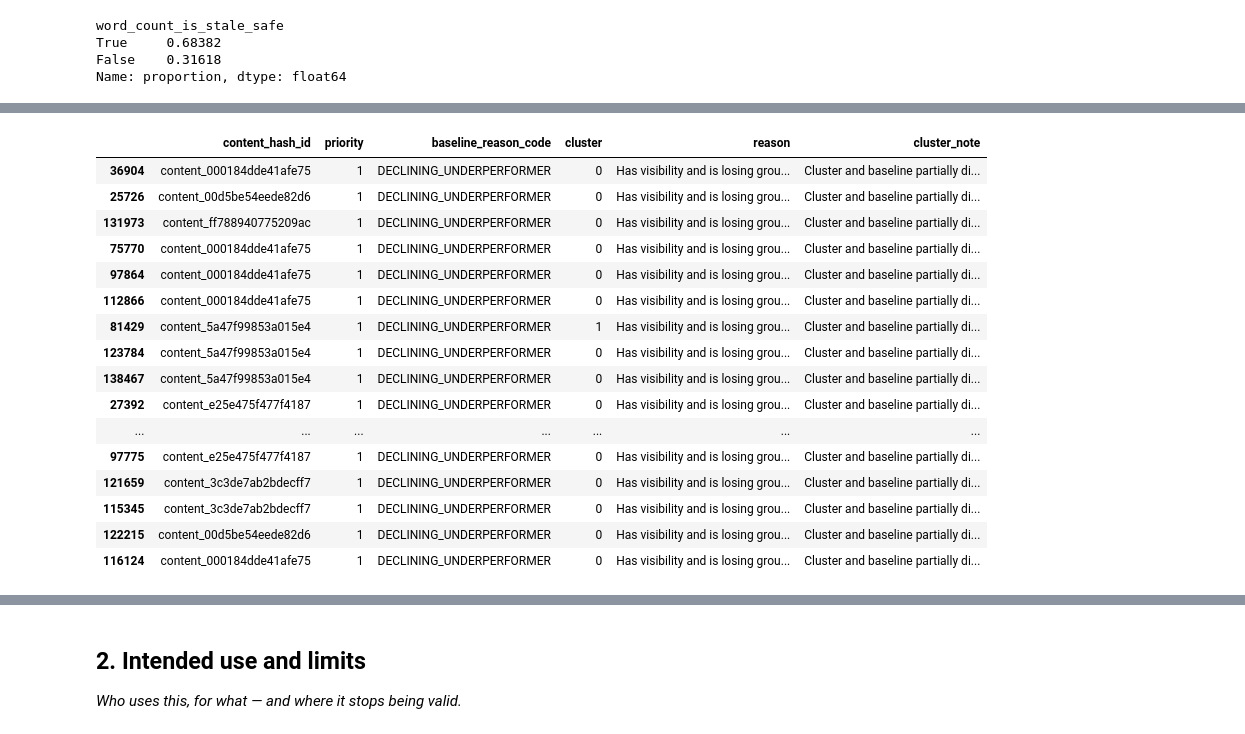
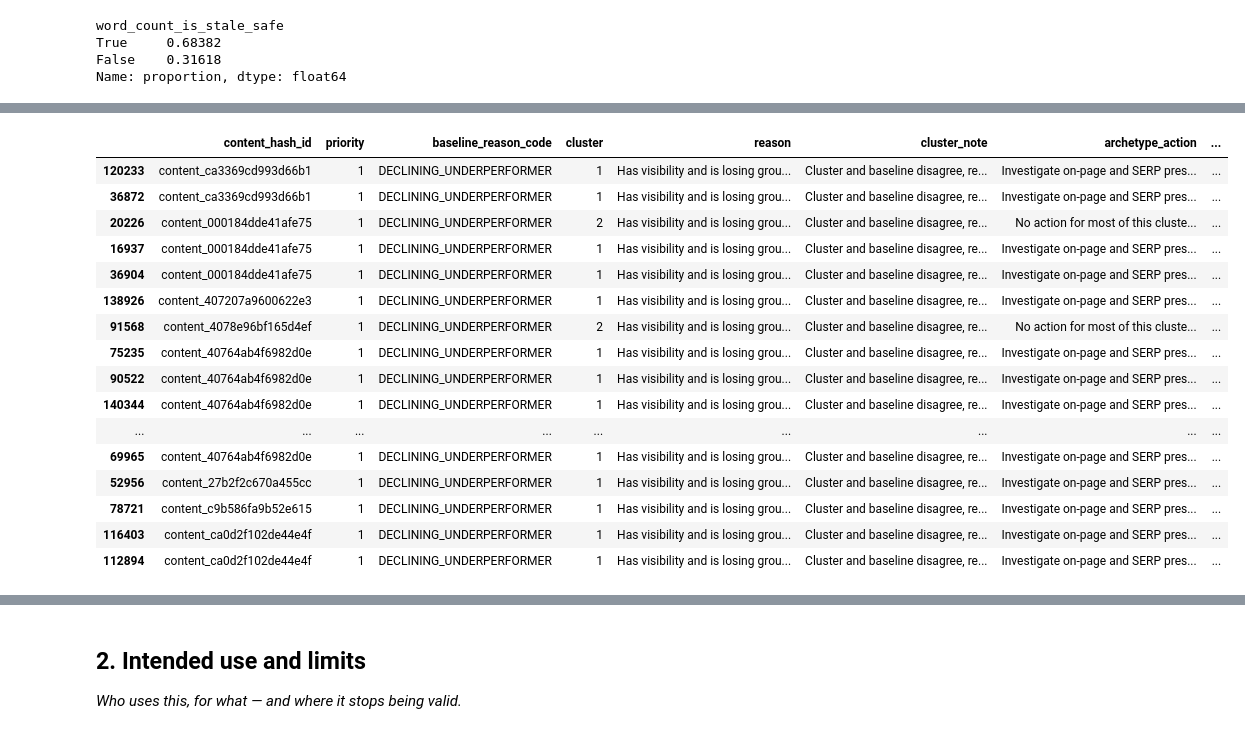
Before and after one commit to ocedev112/flyrank_oce_dev, a Jupyter notebook: work/notebooks/w07_action_playbook.ipynb, the cells around one changed output, grey strips where cells are left out. Saved outputs shown, nothing was run; the diff lists cells and outputs as text; code cells hidden in the pictures.

```diff
--- a/work/notebooks/w07_action_playbook.ipynb
+++ b/work/notebooks/w07_action_playbook.ipynb
@@ -88,6 +88,8 @@ df_train['trend_direction'] = np.sign(df_train['trend_direction']) * np.log1p(np
 
 
 feature_cols = ["gsc_impressions", "gsc_clicks", "word_count", "CTR", "trend_direction"]
+# %%
+df_train = df_train[(df_train['is_published'] == True) & (df_train['gsc_avg_position'] <= 100)]
 # %%
 import numpy as np
 from datasets import load_dataset
@@ -189,4 +194,12 @@ score = silhouette_score(X_sample, labels, sample_size=5_000, random_state=42)
 # %%
+X_test_honest_scaled = scaler.transform(df_test_honest[feature_cols]).astype(np.float32)
+X_test_honest_pca = pca.transform(X_test_honest_scaled)
+test_labels_honest = km_final.predict(X_test_honest_pca)
+print("silhouette score for test honest split", silhouette_score(X_test_honest_pca, test_labels_honest, sample_size=5_000, random_state=42))
+
+
+from statsmodels.stats.proportion import proportion_confint
+
 X_test_honest_scaled = scaler.transform(df_test_honest[feature_cols]).astype(np.float32)
 X_test_honest_pca = pca.transform(X_test_honest_scaled)
 test_labels_honest = km_final.predict(X_test_honest_pca)
@@ -195,10 +208,17 @@ print("silhouette score for test honest split", silhouette_score(X_test_honest_p
 
 position_raw_th = np.expm1(df_test_honest['gsc_avg_position'].values)
 impressions_raw_th = np.expm1(df_test_honest['gsc_impressions'].values)
+clicks_raw_th = np.expm1(df_test_honest['gsc_clicks'].values)
 trend_raw_th = np.sign(df_test_honest['trend_direction'].values) * np.expm1(np.abs(df_test_honest['trend_direction'].values))
 
 nan_mask_th = pd.isna(position_raw_th)
-low_impressions_mask_th = (~nan_mask_th) & (impressions_raw_th < 10)
+
+impressions_safe_th = np.where(impressions_raw_th <= 0, 1, impressions_raw_th)
+clicks_safe_th = np.clip(clicks_raw_th, 0, impressions_safe_th)
+ci_low_th, ci_high_th = proportion_confint(clicks_safe_th, impressions_safe_th, alpha=0.10, method='wilson')
+interval_width_th = ci_high_th - ci_low_th
+
+low_impressions_mask_th = (~nan_mask_th) & (interval_width_th > 0.15)
 low_conf_mask_th = (~nan_mask_th) & (position_raw_th > 100)
 healthy_mask_th = (~nan_mask_th) & (position_raw_th <= 10) & (~low_impressions_mask_th)
 declining_mask_th = (~nan_mask_th) & (position_raw_th > 10) & (position_raw_th <= 100) & (trend_raw_th > 0) & (~low_impressions_mask_th)
@@ -247,16 +272,38 @@ reason_text_map = {
     'LOW_CONFIDENCE_SIGNAL': 'Too little traffic to trust a trend read yet.',
     'NO_DATA': 'No usable position data for this page.',
 }
+cluster_archetype_map = {
+    0: 'weak_no_demand',
+    1: 'engagement_problem',
+    2: 'champion',
+}
+
+archetype_action_map = {
+    'weak_no_demand': 'Do not invest. Traffic is too thin to justify a refresh, confirmed by cluster 0 sitting at 100% overlap with LOW_CONFIDENCE_SIGNAL on both the raw threshold and the Wilson interval version of the rule. Monitor only, revisit if impressions grow.',
+    'engagement_problem': 'Investigate on-page and SERP presentation before touching content depth. This cluster is defined by real impressions with close to zero clicks, which points at title, meta description, or SERP feature loss rather than thin content. A word_count-driven refresh is not the right first move here.',
+    'champion': 'No action for most of this cluster. The 11 to 13 percent showing DECLINING_UNDERPERFORMER inside an otherwise healthy cluster are the exception, worth a light check since a strong page starting to slip is cheaper to fix early than after it falls further.',
+}
 
 queue = df_test_honest.copy()
+queue['cluster_archetype'] = queue['cluster'].map(cluster_archetype_map)
+queue['archetype_action'] = queue['cluster_archetype'].map(archetype_action_map)
+queue[['content_hash_id', 'cluster_archetype', 'archetype_action']].drop_duplicates('cluster_archetype')
+
 queue['priority'] = queue['baseline_reason_code'].map(priority_map)
 queue['reason'] = queue['baseline_reason_code'].map(reason_text_map)
+dominant_code_per_cluster = crosstab_honest.idxmax(axis=1)
+
+queue['cluster_dominant_code'] = queue['cluster'].map(dominant_code_per_cluster)
+
 queue['cluster_note'] = np.where(
-    (queue['cluster'] == 0) & (queue['baseline_reason_code'] == 'LOW_CONFIDENCE_SIGNAL'),
+    queue['baseline_reason_code'] == queue['cluster_dominant_code'],
     'Cluster and baseline agree, treat with normal confidence.',
-    'Cluster and baseline partially disagree, review before acting.'
+    'Cluster and baseline disagree, review before acting.'
 )
 
-queue = queue.sort_values('priority')[['content_hash_id', 'priority', 'baseline_reason_code', 'cluster', 'reason', 'cluster_note']]
+queue = queue.sort_values('priority')[
+    ['content_hash_id', 'priority', 'baseline_reason_code', 'cluster', 'reason', 'cluster_note',  'archetype_action','cluster_archetype']
+]
+print(f"{len(queue)} unique pages in queue, down from {len(df_test_honest)} page-day rows")
 queue.head(20)
 # %% [output]
@@ -263,17 +311,17 @@ queue.head(20)
-|  | content_hash_id | priority | baseline_reason_code | cluster | reason | cluster_note |
-| 36904 | content_000184dde41afe75 | 1 | DECLINING_UNDERPERFORMER | 0 | Has visibility and is losing grou... | Cluster and baseline partially di... |
-| 25726 | content_00d5be54eede82d6 | 1 | DECLINING_UNDERPERFORMER | 0 | Has visibility and is losing grou... | Cluster and baseline partially di... |
-| 131973 | content_ff788940775209ac | 1 | DECLINING_UNDERPERFORMER | 0 | Has visibility and is losing grou... | Cluster and baseline partially di... |
-| 75770 | content_000184dde41afe75 | 1 | DECLINING_UNDERPERFORMER | 0 | Has visibility and is losing grou... | Cluster and baseline partially di... |
-| 97864 | content_000184dde41afe75 | 1 | DECLINING_UNDERPERFORMER | 0 | Has visibility and is losing grou... | Cluster and baseline partially di... |
-| 112866 | content_000184dde41afe75 | 1 | DECLINING_UNDERPERFORMER | 0 | Has visibility and is losing grou... | Cluster and baseline partially di... |
-| 81429 | content_5a47f99853a015e4 | 1 | DECLINING_UNDERPERFORMER | 1 | Has visibility and is losing grou... | Cluster and baseline partially di... |
-| 123784 | content_5a47f99853a015e4 | 1 | DECLINING_UNDERPERFORMER | 0 | Has visibility and is losing grou... | Cluster and baseline partially di... |
-| 138467 | content_5a47f99853a015e4 | 1 | DECLINING_UNDERPERFORMER | 0 | Has visibility and is losing grou... | Cluster and baseline partially di... |
-| 27392 | content_e25e475f477f4187 | 1 | DECLINING_UNDERPERFORMER | 0 | Has visibility and is losing grou... | Cluster and baseline partially di... |
-| ... | ... | ... | ... | ... | ... | ... |
-| 97775 | content_e25e475f477f4187 | 1 | DECLINING_UNDERPERFORMER | 0 | Has visibility and is losing grou... | Cluster and baseline partially di... |
-| 121659 | content_3c3de7ab2bdecff7 | 1 | DECLINING_UNDERPERFORMER | 0 | Has visibility and is losing grou... | Cluster and baseline partially di... |
-| 115345 | content_3c3de7ab2bdecff7 | 1 | DECLINING_UNDERPERFORMER | 0 | Has visibility and is losing grou... | Cluster and baseline partially di... |
-| 122215 | content_00d5be54eede82d6 | 1 | DECLINING_UNDERPERFORMER | 0 | Has visibility and is losing grou... | Cluster and baseline partially di... |
-| 116124 | content_000184dde41afe75 | 1 | DECLINING_UNDERPERFORMER | 0 | Has visibility and is losing grou... | Cluster and baseline partially di... |
+|  | content_hash_id | priority | baseline_reason_code | cluster | reason | cluster_note | archetype_action | ... |
+| 120233 | content_ca3369cd993d66b1 | 1 | DECLINING_UNDERPERFORMER | 1 | Has visibility and is losing grou... | Cluster and baseline disagree, re... | Investigate on-page and SERP pres... | ... |
+| 36872 | content_ca3369cd993d66b1 | 1 | DECLINING_UNDERPERFORMER | 1 | Has visibility and is losing grou... | Cluster and baseline disagree, re... | Investigate on-page and SERP pres... | ... |
+| 20226 | content_000184dde41afe75 | 1 | DECLINING_UNDERPERFORMER | 2 | Has visibility and is losing grou... | Cluster and baseline disagree, re... | No action for most of this cluste... | ... |
+| 16937 | content_000184dde41afe75 | 1 | DECLINING_UNDERPERFORMER | 1 | Has visibility and is losing grou... | Cluster and baseline disagree, re... | Investigate on-page and SERP pres... | ... |
+| 36904 | content_000184dde41afe75 | 1 | DECLINING_UNDERPERFORMER | 1 | Has visibility and is losing grou... | Cluster and baseline disagree, re... | Investigate on-page and SERP pres... | ... |
+| 138926 | content_407207a9600622e3 | 1 | DECLINING_UNDERPERFORMER | 1 | Has visibility and is losing grou... | Cluster and baseline disagree, re... | Investigate on-page and SERP pres... | ... |
+| 91568 | content_4078e96bf165d4ef | 1 | DECLINING_UNDERPERFORMER | 2 | Has visibility and is losing grou... | Cluster and baseline disagree, re... | No action for most of this cluste... | ... |
+| 75235 | content_40764ab4f6982d0e | 1 | DECLINING_UNDERPERFORMER | 1 | Has visibility and is losing grou... | Cluster and baseline disagree, re... | Investigate on-page and SERP pres... | ... |
+| 90522 | content_40764ab4f6982d0e | 1 | DECLINING_UNDERPERFORMER | 1 | Has visibility and is losing grou... | Cluster and baseline disagree, re... | Investigate on-page and SERP pres... | ... |
+| 140344 | content_40764ab4f6982d0e | 1 | DECLINING_UNDERPERFORMER | 1 | Has visibility and is losing grou... | Cluster and baseline disagree, re... | Investigate on-page and SERP pres... | ... |
+| ... | ... | ... | ... | ... | ... | ... | ... | ... |
+| 69965 | content_40764ab4f6982d0e | 1 | DECLINING_UNDERPERFORMER | 1 | Has visibility and is losing grou... | Cluster and baseline disagree, re... | Investigate on-page and SERP pres... | ... |
+| 52956 | content_27b2f2c670a455cc | 1 | DECLINING_UNDERPERFORMER | 1 | Has visibility and is losing grou... | Cluster and baseline disagree, re... | Investigate on-page and SERP pres... | ... |
+| 78721 | content_c9b586fa9b52e615 | 1 | DECLINING_UNDERPERFORMER | 1 | Has visibility and is losing grou... | Cluster and baseline disagree, re... | Investigate on-page and SERP pres... | ... |
+| 116403 | content_ca0d2f102de44e4f | 1 | DECLINING_UNDERPERFORMER | 1 | Has visibility and is losing grou... | Cluster and baseline disagree, re... | Investigate on-page and SERP pres... | ... |
+| 112894 | content_ca0d2f102de44e4f | 1 | DECLINING_UNDERPERFORMER | 1 | Has visibility and is losing grou... | Cluster and baseline disagree, re... | Investigate on-page and SERP pres... | ... |
```
Also changed, not shown: parts of 12 cells of this notebook.
